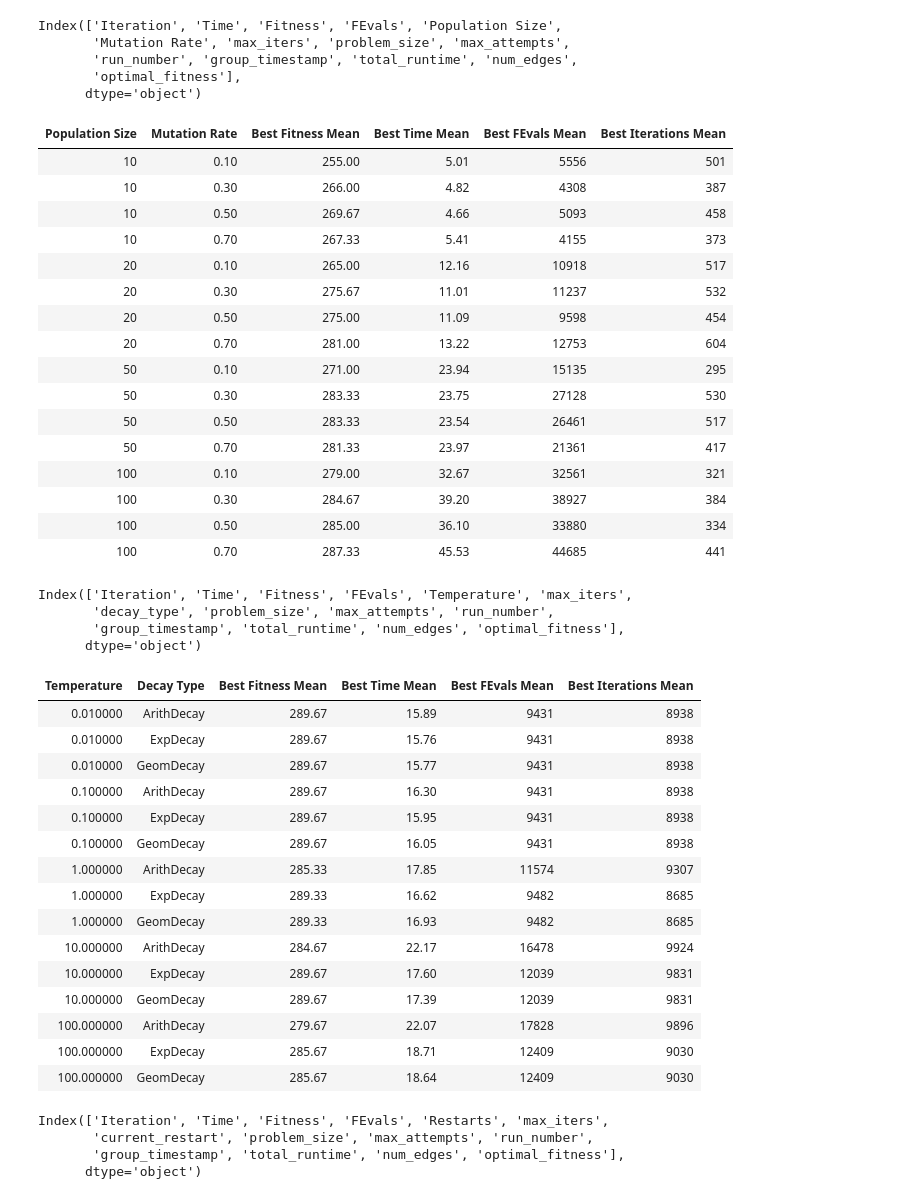
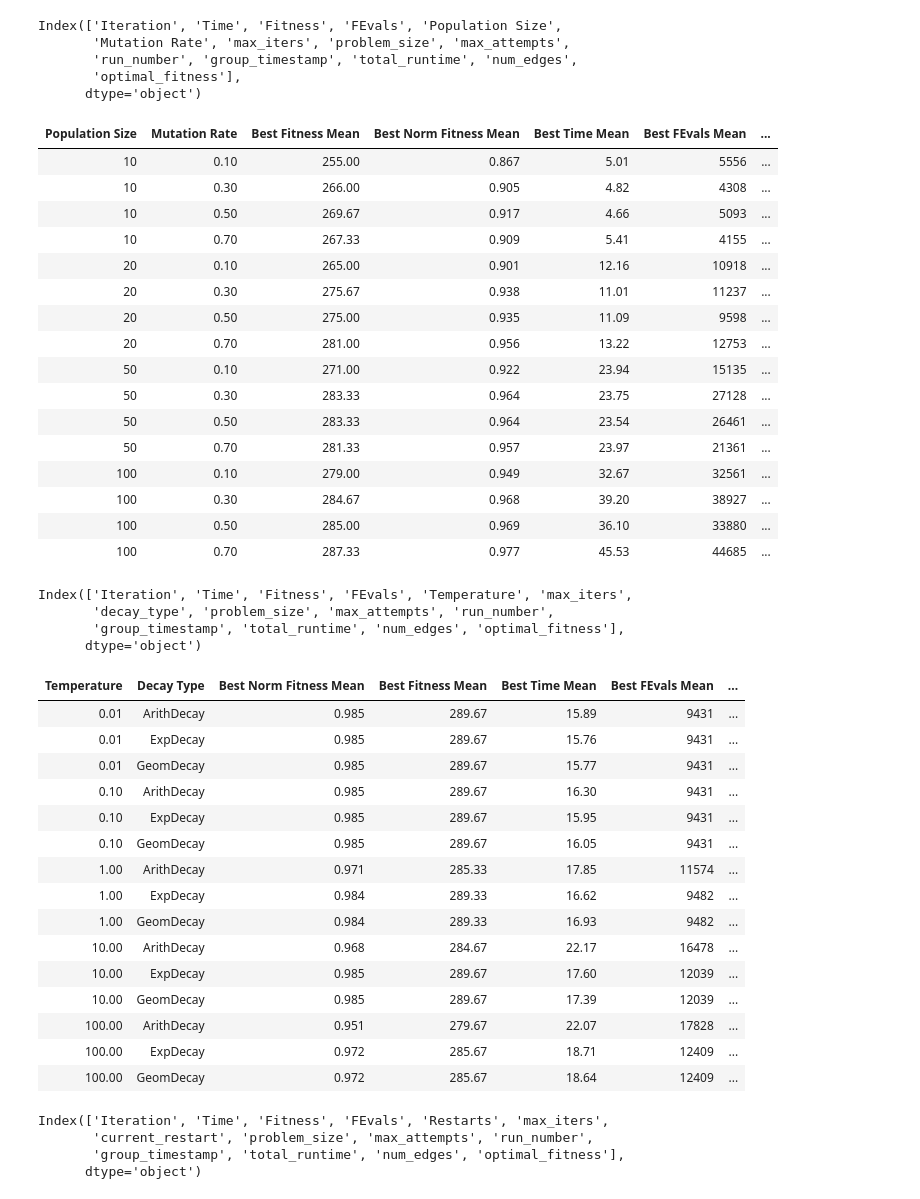
Before and after one commit to steviedale/randomized_optimization, a Jupyter notebook: queens/get_table_metrics.ipynb, the cells around one changed output. Saved outputs shown, nothing was run; the diff lists cells and outputs as text; code cells hidden in the pictures.

```diff
--- a/queens/get_table_metrics.ipynb
+++ b/queens/get_table_metrics.ipynb
@@ -19,57 +19,58 @@ Index(['Iteration', 'Time', 'Fitness', 'FEvals', 'Population Size',
 # %%
 ga_df['X'] = ga_df.apply(lambda row: f"Pop={int(row['Population Size'])}, Mut={row['Mutation Rate']}", axis=1)
 # %%
-data = {'Population Size': [], 'Mutation Rate': [], 'Best Fitness Mean': [], 'Best Time Mean': [],
+data = {'Population Size': [], 'Mutation Rate': [], 'Best Fitness Mean': [], 'Best Norm Fitness Mean': [], 'Best Time Mean': [],
         'Best FEvals Mean': [], 'Best Iterations Mean': []}
 def sort_fn(x):
     return int(x.split('=')[1].split(',')[0])
 for group in sorted(ga_df['X'].unique(), key=sort_fn):
     df = ga_df[ga_df['X'] == group]
     assert(len(df['group_timestamp'].unique()) == 1)
     last_iter = np.inf
     for run_i in df['run_number'].unique():
         run_df = df[df['run_number'] == run_i]
         max_iter = run_df['Iteration'].max()
         last_iter = min(max_iter, last_iter)
     best_fitness = -np.inf
     best_time = None
     best_feval = None
     best_iters = None
     for iter_i in range(1, last_iter+1):
         iter_df = df[df['Iteration'] == iter_i]
         mean_fit = iter_df['Fitness'].mean()
         if mean_fit > best_fitness:
             best_fitness = mean_fit
             best_time = iter_df['total_runtime'].mean()
             best_feval = iter_df['FEvals'].mean()
             best_iters = iter_i
     data['Population Size'].append(df['Population Size'].iloc[0])
     data['Mutation Rate'].append(f"{df['Mutation Rate'].iloc[0]:.2f}")
     data['Best Fitness Mean'].append(f"{best_fitness:.2f}")
+    data['Best Norm Fitness Mean'].append(f"{best_fitness/294:.3f}")
     data['Best Time Mean'].append(f"{best_time:.2f}")
     data['Best FEvals Mean'].append(f"{best_feval:.0f}")
     data['Best Iterations Mean'].append(f"{best_iters:.0f}")
 df = pd.DataFrame(data)
 df.to_csv('metrics/ga_table.csv', index=False)
 df.style.hide(axis='index')
 # %% [output]
-| Population Size | Mutation Rate | Best Fitness Mean | Best Time Mean | Best FEvals Mean | Best Iterations Mean |
-| 10 | 0.10 | 255.00 | 5.01 | 5556 | 501 |
-| 10 | 0.30 | 266.00 | 4.82 | 4308 | 387 |
-| 10 | 0.50 | 269.67 | 4.66 | 5093 | 458 |
-| 10 | 0.70 | 267.33 | 5.41 | 4155 | 373 |
-| 20 | 0.10 | 265.00 | 12.16 | 10918 | 517 |
-| 20 | 0.30 | 275.67 | 11.01 | 11237 | 532 |
-| 20 | 0.50 | 275.00 | 11.09 | 9598 | 454 |
-| 20 | 0.70 | 281.00 | 13.22 | 12753 | 604 |
-| 50 | 0.10 | 271.00 | 23.94 | 15135 | 295 |
-| 50 | 0.30 | 283.33 | 23.75 | 27128 | 530 |
-| 50 | 0.50 | 283.33 | 23.54 | 26461 | 517 |
-| 50 | 0.70 | 281.33 | 23.97 | 21361 | 417 |
-| 100 | 0.10 | 279.00 | 32.67 | 32561 | 321 |
-| 100 | 0.30 | 284.67 | 39.20 | 38927 | 384 |
-| 100 | 0.50 | 285.00 | 36.10 | 33880 | 334 |
-| 100 | 0.70 | 287.33 | 45.53 | 44685 | 441 |
+| Population Size | Mutation Rate | Best Fitness Mean | Best Norm Fitness Mean | Best Time Mean | Best FEvals Mean | ... |
+| 10 | 0.10 | 255.00 | 0.867 | 5.01 | 5556 | ... |
+| 10 | 0.30 | 266.00 | 0.905 | 4.82 | 4308 | ... |
+| 10 | 0.50 | 269.67 | 0.917 | 4.66 | 5093 | ... |
+| 10 | 0.70 | 267.33 | 0.909 | 5.41 | 4155 | ... |
+| 20 | 0.10 | 265.00 | 0.901 | 12.16 | 10918 | ... |
+| 20 | 0.30 | 275.67 | 0.938 | 11.01 | 11237 | ... |
+| 20 | 0.50 | 275.00 | 0.935 | 11.09 | 9598 | ... |
+| 20 | 0.70 | 281.00 | 0.956 | 13.22 | 12753 | ... |
+| 50 | 0.10 | 271.00 | 0.922 | 23.94 | 15135 | ... |
+| 50 | 0.30 | 283.33 | 0.964 | 23.75 | 27128 | ... |
+| 50 | 0.50 | 283.33 | 0.964 | 23.54 | 26461 | ... |
+| 50 | 0.70 | 281.33 | 0.957 | 23.97 | 21361 | ... |
+| 100 | 0.10 | 279.00 | 0.949 | 32.67 | 32561 | ... |
+| 100 | 0.30 | 284.67 | 0.968 | 39.20 | 38927 | ... |
+| 100 | 0.50 | 285.00 | 0.969 | 36.10 | 33880 | ... |
+| 100 | 0.70 | 287.33 | 0.977 | 45.53 | 44685 | ... |
 # %%
 sa_df = pd.read_csv('metrics/sa.csv')
 # %%
@@ -83,7 +84,7 @@ Index(['Iteration', 'Time', 'Fitness', 'FEvals', 'Temperature', 'max_iters',
 sa_df['X'] = sa_df.apply(lambda row: f"Temp={row['Temperature']}, DecayType={row['decay_type']}", axis=1)
 # %%
 data = {'Temperature': [], 'Decay Type': [],
-        'Best Fitness Mean': [], 'Best Time Mean': [],
+        'Best Norm Fitness Mean': [], 'Best Fitness Mean': [], 'Best Time Mean': [],
         'Best FEvals Mean': [], 'Best Iterations Mean': []}
 for group in sorted(sa_df['X'].unique()):
     df = sa_df[sa_df['X'] == group]
@@ -105,8 +106,9 @@ for group in sorted(sa_df['X'].unique()):
             best_time = iter_df['total_runtime'].mean()
             best_feval = iter_df['FEvals'].mean()
             best_iters = iter_i
-    data['Temperature'].append(df['Temperature'].iloc[0])
+    data['Temperature'].append(f"{df['Temperature'].iloc[0]:.2f}")
     data['Decay Type'].append(f"{df['decay_type'].iloc[0]}")
+    data['Best Norm Fitness Mean'].append(f"{best_fitness/294:.3f}")
     data['Best Fitness Mean'].append(f"{best_fitness:.2f}")
     data['Best Time Mean'].append(f"{best_time:.2f}")
     data['Best FEvals Mean'].append(f"{best_feval:.0f}")
@@ -115,22 +117,22 @@ df = pd.DataFrame(data)
 df.to_csv('metrics/sa_table.csv', index=False)
 df.style.hide(axis='index')
 # %% [output]
-| Temperature | Decay Type | Best Fitness Mean | Best Time Mean | Best FEvals Mean | Best Iterations Mean |
-| 0.010000 | ArithDecay | 289.67 | 15.89 | 9431 | 8938 |
-| 0.010000 | ExpDecay | 289.67 | 15.76 | 9431 | 8938 |
-| 0.010000 | GeomDecay | 289.67 | 15.77 | 9431 | 8938 |
-| 0.100000 | ArithDecay | 289.67 | 16.30 | 9431 | 8938 |
-| 0.100000 | ExpDecay | 289.67 | 15.95 | 9431 | 8938 |
-| 0.100000 | GeomDecay | 289.67 | 16.05 | 9431 | 8938 |
-| 1.000000 | ArithDecay | 285.33 | 17.85 | 11574 | 9307 |
-| 1.000000 | ExpDecay | 289.33 | 16.62 | 9482 | 8685 |
-| 1.000000 | GeomDecay | 289.33 | 16.93 | 9482 | 8685 |
-| 10.000000 | ArithDecay | 284.67 | 22.17 | 16478 | 9924 |
-| 10.000000 | ExpDecay | 289.67 | 17.60 | 12039 | 9831 |
-| 10.000000 | GeomDecay | 289.67 | 17.39 | 12039 | 9831 |
-| 100.000000 | ArithDecay | 279.67 | 22.07 | 17828 | 9896 |
-| 100.000000 | ExpDecay | 285.67 | 18.71 | 12409 | 9030 |
-| 100.000000 | GeomDecay | 285.67 | 18.64 | 12409 | 9030 |
+| Temperature | Decay Type | Best Norm Fitness Mean | Best Fitness Mean | Best Time Mean | Best FEvals Mean | ... |
+| 0.01 | ArithDecay | 0.985 | 289.67 | 15.89 | 9431 | ... |
+| 0.01 | ExpDecay | 0.985 | 289.67 | 15.76 | 9431 | ... |
+| 0.01 | GeomDecay | 0.985 | 289.67 | 15.77 | 9431 | ... |
+| 0.10 | ArithDecay | 0.985 | 289.67 | 16.30 | 9431 | ... |
+| 0.10 | ExpDecay | 0.985 | 289.67 | 15.95 | 9431 | ... |
+| 0.10 | GeomDecay | 0.985 | 289.67 | 16.05 | 9431 | ... |
+| 1.00 | ArithDecay | 0.971 | 285.33 | 17.85 | 11574 | ... |
+| 1.00 | ExpDecay | 0.984 | 289.33 | 16.62 | 9482 | ... |
+| 1.00 | GeomDecay | 0.984 | 289.33 | 16.93 | 9482 | ... |
+| 10.00 | ArithDecay | 0.968 | 284.67 | 22.17 | 16478 | ... |
+| 10.00 | ExpDecay | 0.985 | 289.67 | 17.60 | 12039 | ... |
+| 10.00 | GeomDecay | 0.985 | 289.67 | 17.39 | 12039 | ... |
+| 100.00 | ArithDecay | 0.951 | 279.67 | 22.07 | 17828 | ... |
+| 100.00 | ExpDecay | 0.972 | 285.67 | 18.71 | 12409 | ... |
+| 100.00 | GeomDecay | 0.972 | 285.67 | 18.64 | 12409 | ... |
 # %%
 rhc_df = pd.read_csv('metrics/rhc.csv')
 # %%
```
Also changed, not shown: parts of 1 cell of this notebook, 15 other files.
